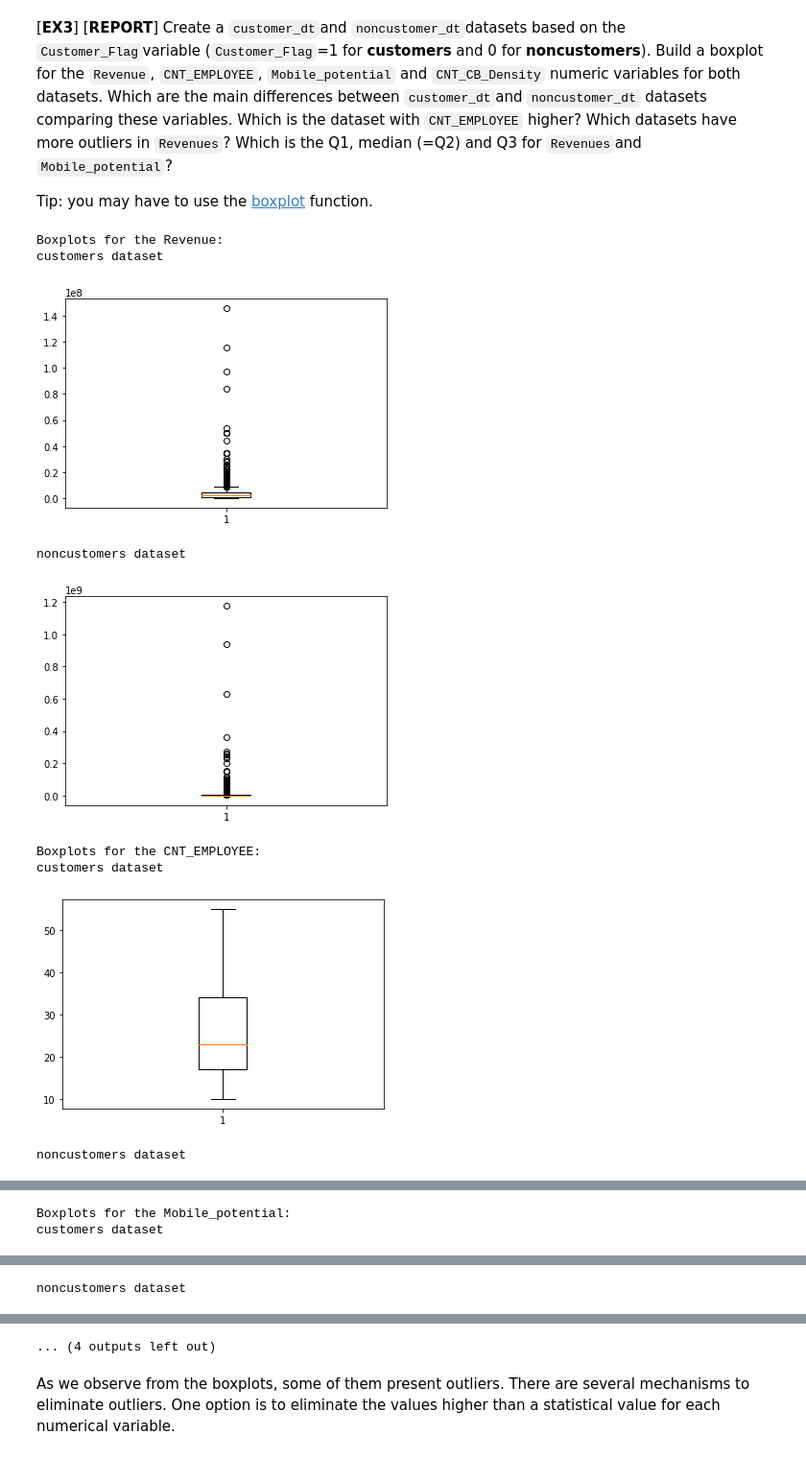
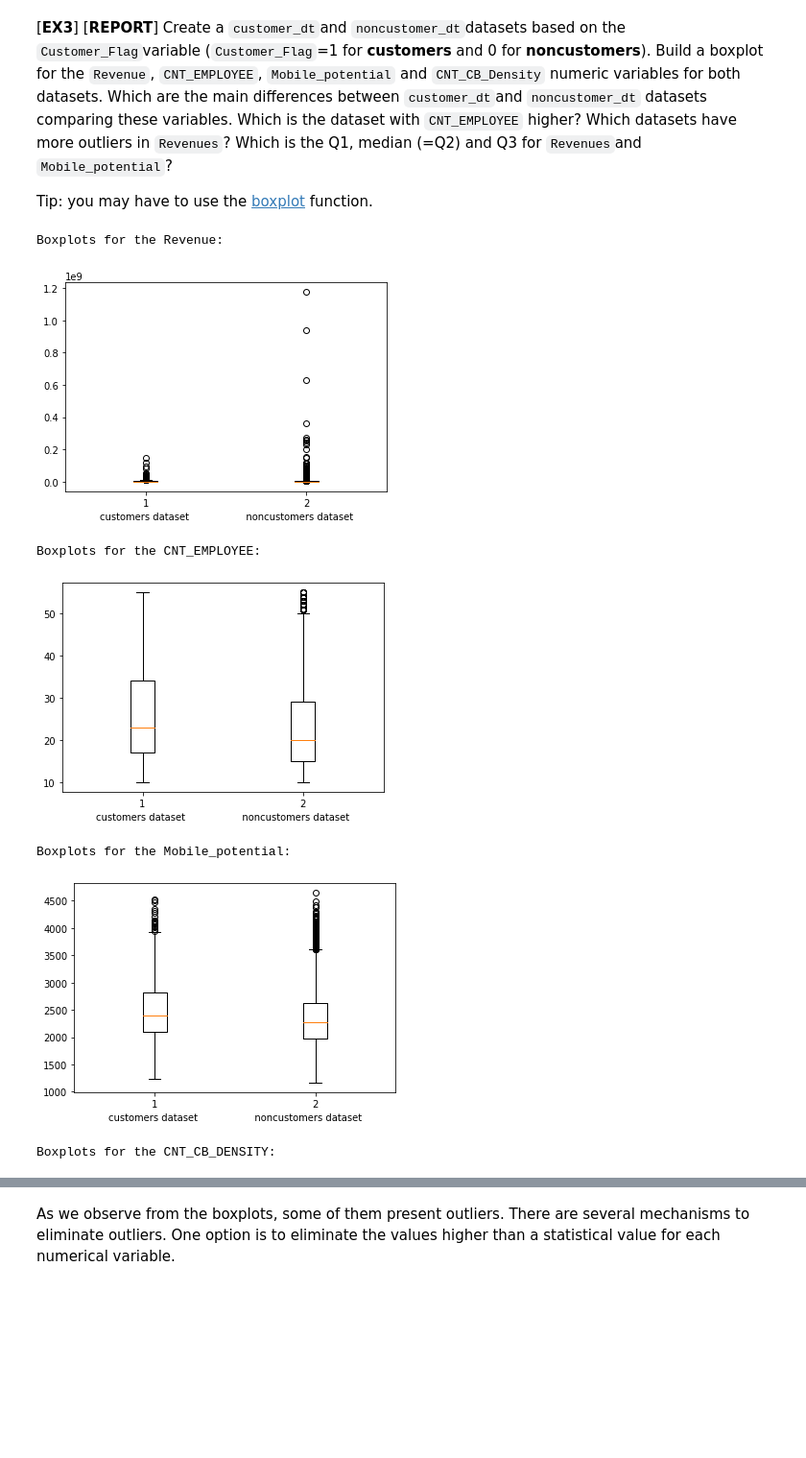
Before and after one commit to alex1162/Machine-Learning, a Jupyter notebook: PJ2/P02.ipynb, the cells around one changed output, grey strips where cells are left out. Shown at 96% size. Saved outputs shown, nothing was run; the diff lists cells and outputs as text; code cells hidden in the pictures; blank space fills up the shorter version.

```diff
--- a/PJ2/P02.ipynb
+++ b/PJ2/P02.ipynb
@@ -170,20 +170,15 @@ noncustomer_dt = market_dt[market_dt['Customer_Flag'] == 0]
 # %%
 boxplot_columns = ["Revenue", "CNT_EMPLOYEE", "Mobile_potential", "CNT_CB_DENSITY"]
 for column in boxplot_columns:
     print(f"{BOLD}Boxplots for the {column}{END}:")
-    print("customers dataset")
-    plt.boxplot(customer_dt[column])
+    plt.boxplot([customer_dt[column], noncustomer_dt[column]])
+    plt.xlabel('customers dataset                   noncustomers dataset')
     plt.show()
-    print("noncustomers dataset")
-    plt.boxplot(noncustomer_dt[column])
-    plt.show()
 # %% [output]
 Boxplots for the Revenue:
-customers dataset
-[figure, old version]
+[figure, new version]
-noncustomers dataset
+Boxplots for the CNT_EMPLOYEE:
-[figure, old version]
+[figure, new version]
-Boxplots for the CNT_EMPLOYEE:
-customers dataset
+Boxplots for the Mobile_potential:
-[figure, old version]
+[figure, new version]
-noncustomers dataset
+Boxplots for the CNT_CB_DENSITY:
@@ -191,2 +185,0 @@ noncustomers dataset
-Boxplots for the Mobile_potential:
-customers dataset
@@ -194 +185,0 @@ customers dataset
-noncustomers dataset
@@ -196,4 +186,3 @@ noncustomers dataset
-... (4 outputs left out)
 # %% [markdown]
 As we observe from the boxplots, some of them present outliers. There are several mechanisms to eliminate outliers. One option is to eliminate the values higher than a statistical value for each numerical variable.
 # %% [markdown]
```
Also changed, not shown: parts of 2 cells of this notebook.
